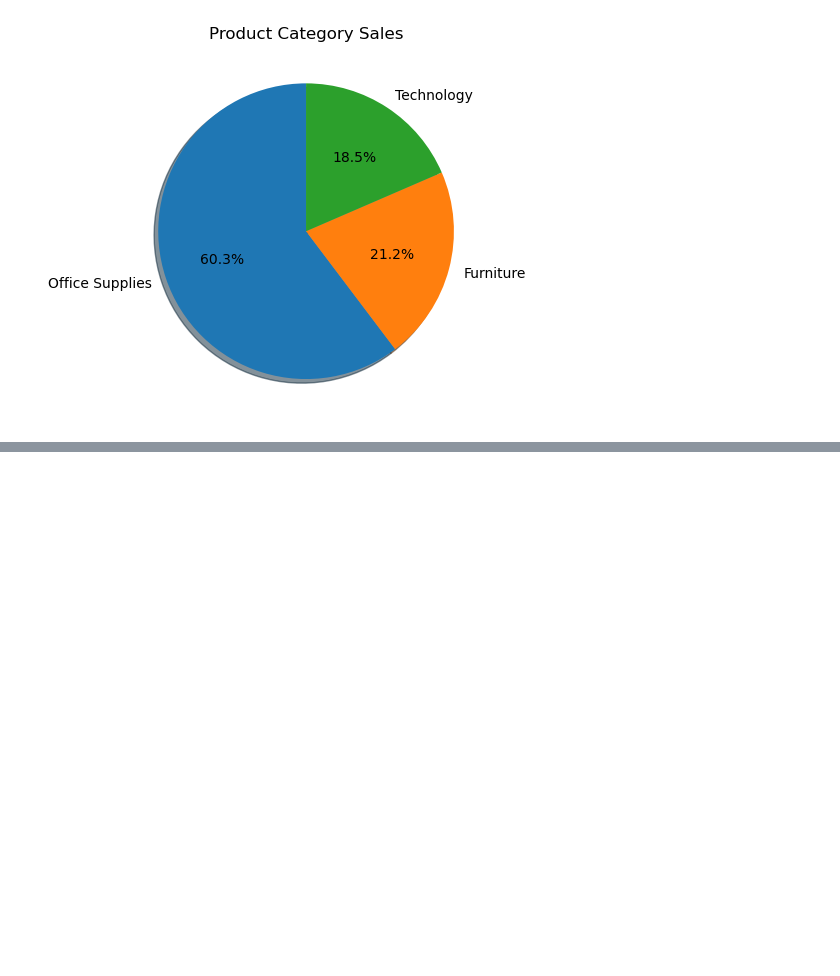
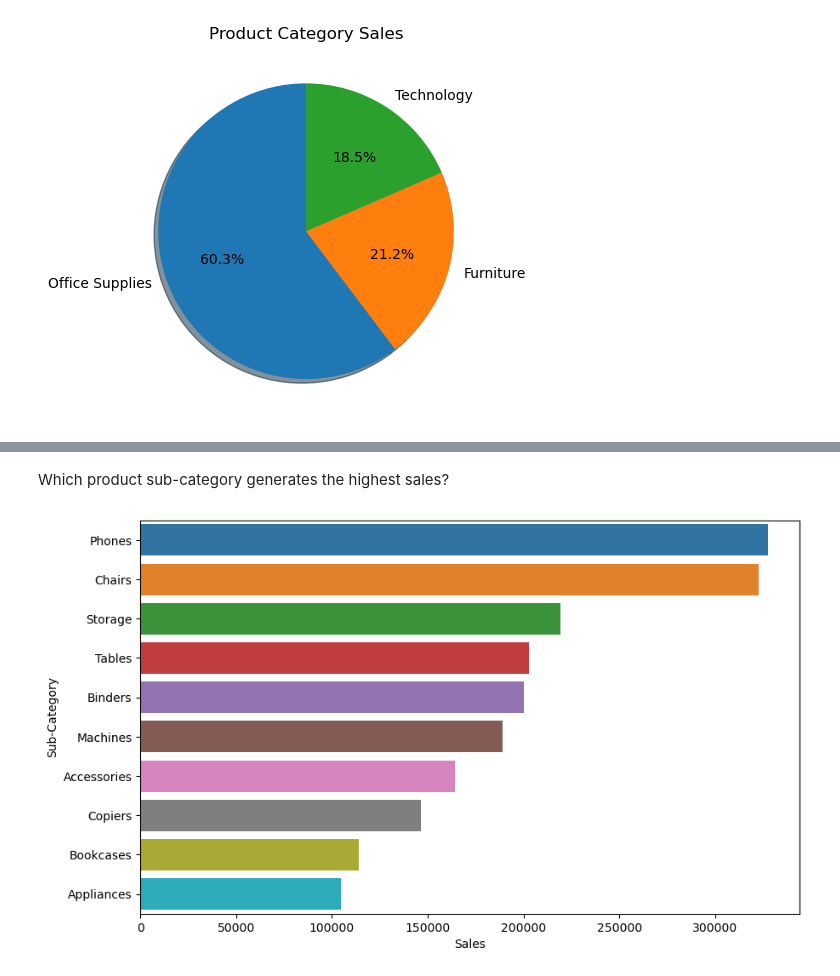
Before and after one commit to sumanshaw9/sales-insights, a Jupyter notebook: Customer-Sales-and-Profit-Analysis.ipynb, the cells around one changed output, grey strips where cells are left out. Saved outputs shown, nothing was run; the diff lists cells and outputs as text; code cells hidden in the pictures; blank space fills up the shorter version.

```diff
--- a/Customer-Sales-and-Profit-Analysis.ipynb
+++ b/Customer-Sales-and-Profit-Analysis.ipynb
@@ -93,0 +125,12 @@ plt.show()
+# %% [markdown]
+Which product sub-category generates the highest sales?
+# %%
+#we can group the data by Sub-Category and calculate the total sales for each one
+import seaborn as sns
+top_sub_categorysales = categorysales.sort_values(by='Sales', ascending = False).head(10)
+#plotting using seaborn
+plt.figure(figsize=(10,6))
+sns.barplot(x='Sales',y='Sub-Category',data = top_sub_categorysales)
+plt.show()
+# %% [output]
+[figure, added]
```
Also changed, not shown: parts of 6 cells of this notebook.
